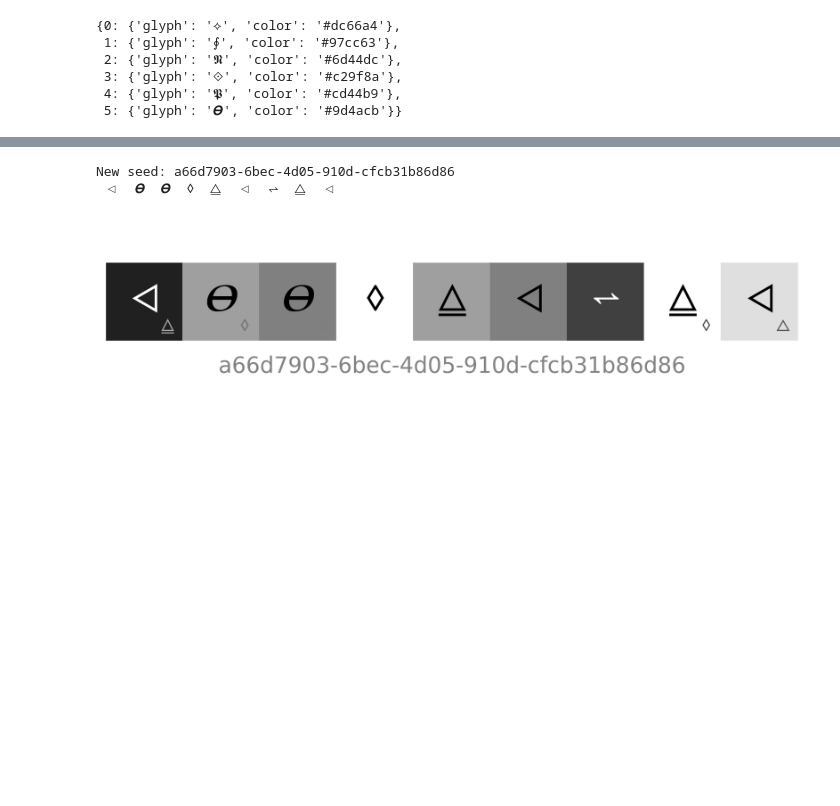
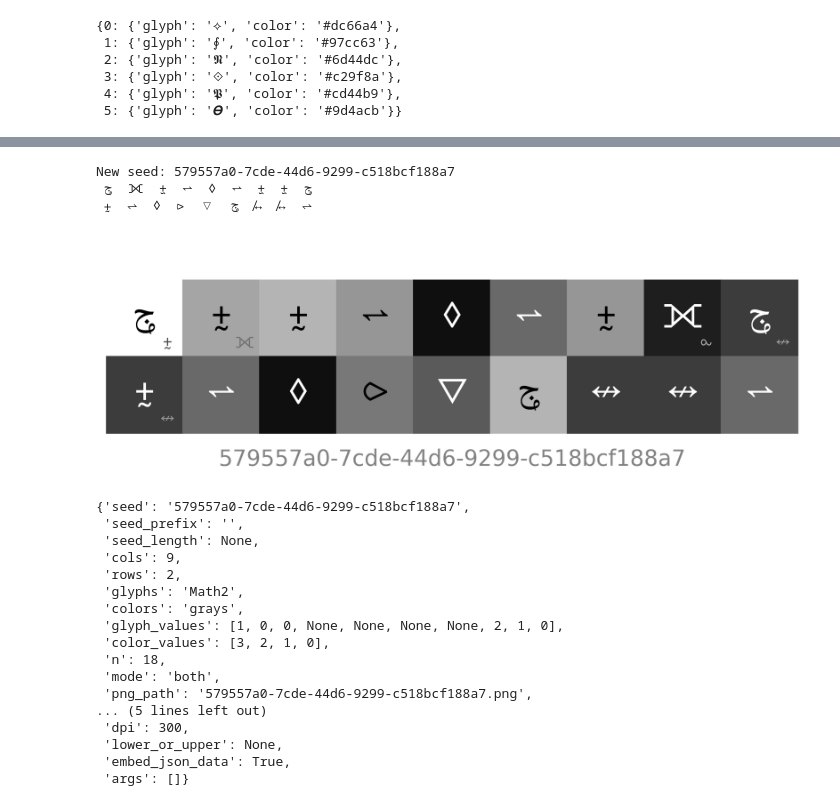
Before and after one commit to shir0tetsuo/mint, a Jupyter notebook: dev.ipynb, the cells around one changed output, grey strips where cells are left out. Cells and saved outputs as stored; diff of their text form; code cells hidden in the pictures; blank space fills up the shorter version.

```diff
--- a/dev.ipynb
+++ b/dev.ipynb
@@ -68,8 +68,28 @@ a.build(seed='4b5dd072-e451-42be-816d-ad1924c1502c', glyph_values=[27,None,29,0,
 # %%
 from IPython.display import Image, display
 # %%
-display(Image(filename=a(glyphs='Math2', seed_prefix='', n=9, colors='grays', mode='both', glyph_values=[1,0,0,None,None,None,None,2,1], color_values=[3, 2, 1], small_default=True)))
+gen = a(glyphs='Math2', seed_prefix='', n=18, colors='grays', mode='both', glyph_values=[1,0,0,None,None,None,None,2,1,0], rows=2, color_values=[3, 2, 1, 0], small_default=True)
+display(Image(filename=gen))
+a._read_png_meta(gen)
 # %% [output]
-New seed: a66d7903-6bec-4d05-910d-cfcb31b86d86
- ◁  𝜭  𝜭  ◊  ⧋  ◁  ⥋  ⧋  ◁
+New seed: 579557a0-7cde-44d6-9299-c518bcf188a7
+ 𞺂  ⨦  ⨦  ⥋  ◊  ⥋  ⨦  ⟗  𞺂
+ ⨦  ⥋  ◊  ⪧  ▽  𞺂  ↮  ↮  ⥋
-[figure, old version]
+[figure, new version]
+{'seed': '579557a0-7cde-44d6-9299-c518bcf188a7',
+ 'seed_prefix': '',
+ 'seed_length': None,
+ 'cols': 9,
+ 'rows': 2,
+ 'glyphs': 'Math2',
+ 'colors': 'grays',
+ 'glyph_values': [1, 0, 0, None, None, None, None, 2, 1, 0],
+ 'color_values': [3, 2, 1, 0],
+ 'n': 18,
+ 'mode': 'both',
+ 'png_path': '579557a0-7cde-44d6-9299-c518bcf188a7.png',
+... (5 lines left out)
+ 'dpi': 300,
+ 'lower_or_upper': None,
+ 'embed_json_data': True,
+ 'args': []}
```
Also changed, not shown: parts of 2 cells of this notebook, 1 other file.
